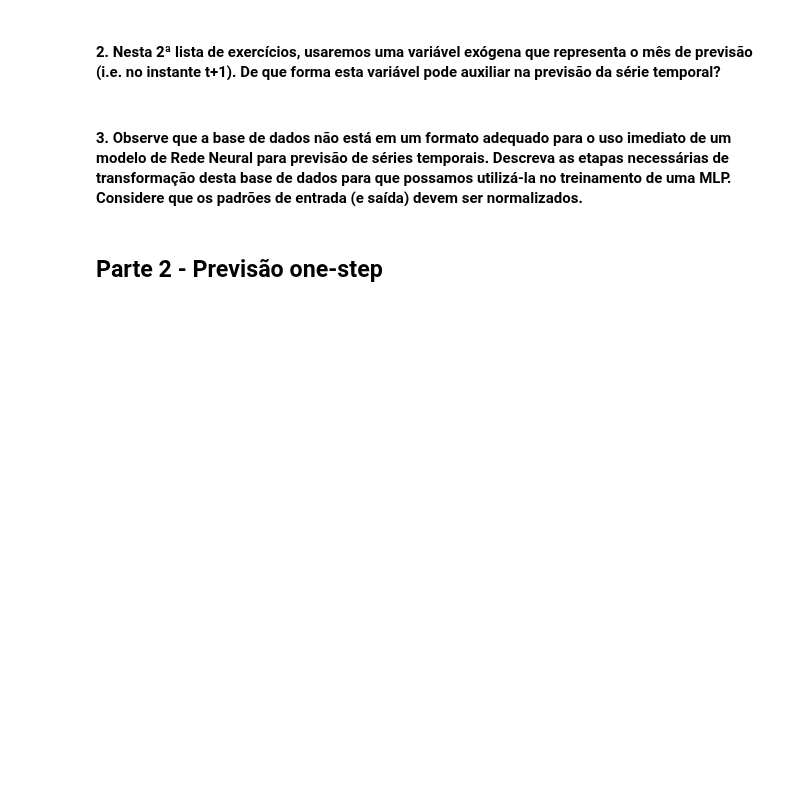
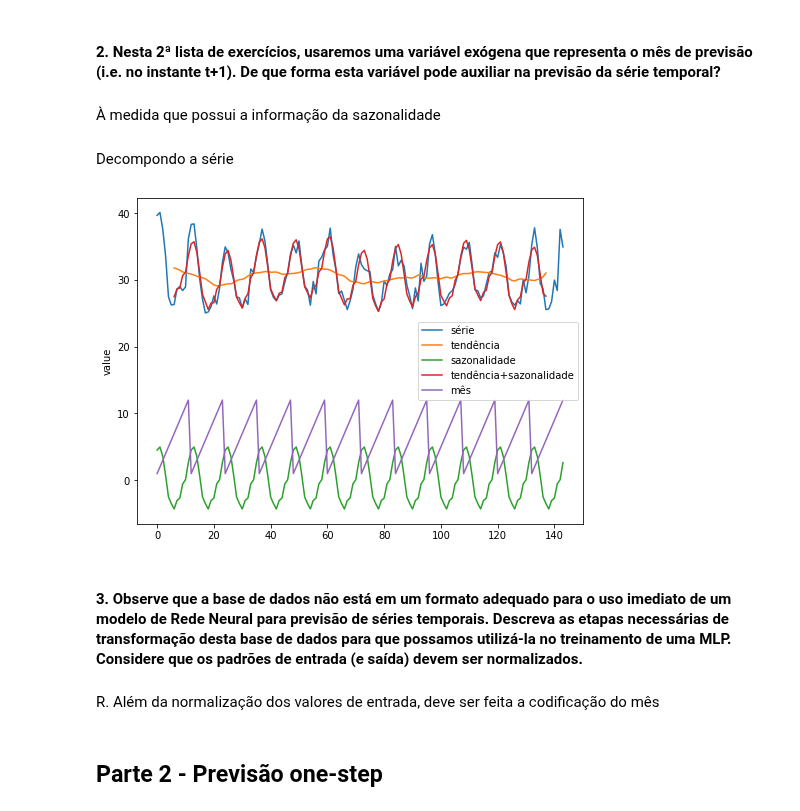
Before and after one commit to felipecostapereira/ELE2389_RedesNeurais, a Jupyter notebook: class_pratica2_Felipe.ipynb, the cells around one changed output. Saved outputs shown, nothing was run; the diff lists cells and outputs as text; code cells hidden in the pictures; blank space fills up the shorter version.

```diff
--- a/class_pratica2_Felipe.ipynb
+++ b/class_pratica2_Felipe.ipynb
@@ -216,7 +218,28 @@ R. Falta normalizar os dados?
 # %% [markdown]
 #### 2.	Nesta 2ª lista de exercícios, usaremos uma variável exógena que representa o mês de previsão (i.e. no instante t+1). De que forma esta variável pode auxiliar na previsão da série temporal?
+# %% [markdown]
+À medida que possui a informação da sazonalidade
+# %% [markdown]
+Decompondo a série
+# %%
+# decompondo a serie
+season = seasonal_decompose(raw_data['value'], period=12)
+
+plt.figure(figsize=(8,6))
+sns.lineplot(data=raw_data, x=raw_data.index, y='value', label='série')
+sns.lineplot(x=raw_data.index, y=season.trend , label='tendência')
+sns.lineplot(x=raw_data.index, y=season.seasonal, label='sazonalidade')
+sns.lineplot(x=raw_data.index, y=season.seasonal+season.trend, label='tendência+sazonalidade')
+sns.lineplot(data=raw_data, x=raw_data.index, y='time', label='mês')
+
+# season.seasonal
+pass;
+# %% [output]
+[figure, added]
 # %% [markdown]
 #### 3. Observe que a base de dados não está em um formato adequado para o uso imediato de um modelo de Rede Neural para previsão de séries temporais. Descreva as etapas necessárias de transformação desta base de dados para que possamos utilizá-la no treinamento de uma MLP. Considere que os padrões de entrada (e saída) devem ser normalizados.
+# %% [markdown]
+R. Além da normalização dos valores de entrada, deve ser feita a codificação do mês
 # %% [markdown]
 ## Parte 2 - Previsão one-step
 # %% [markdown]
```
Also changed, not shown: parts of 12 cells of this notebook.
